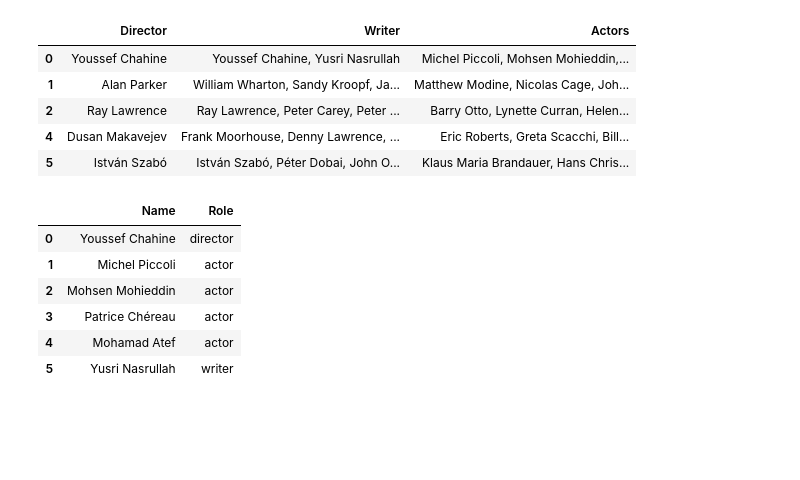
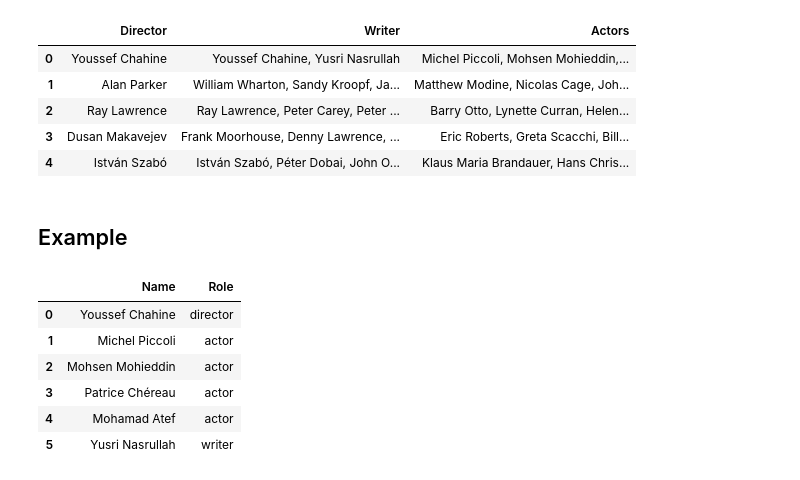
Before and after one commit to cynthia-d-yue/thesis, a Jupyter notebook: network_analysis.ipynb, the cells around one changed output. Saved outputs shown, nothing was run; the diff lists cells and outputs as text; code cells hidden in the pictures; blank space fills up the shorter version.

```diff
--- a/network_analysis.ipynb
+++ b/network_analysis.ipynb
@@ -8,14 +9,17 @@ df = pd.read_csv('./data/film_festivals.csv', keep_default_na=False)
 # %%
 df_network = df[~(df['Director'].isin(['N/A', '']) & df['Writer'].isin(['N/A', '']) & df['Actors'].isin(['N/A', '']))][['Director', 'Writer', 'Actors']]
 df_network['Writer'] = df_network['Writer'].apply(lambda row: re.sub(' \(.*?\)', '', row))
+df_network = df_network.reset_index(drop=True)
 df_network.head()
 # %% [output]
 |  | Director | Writer | Actors |
 | 0 | Youssef Chahine | Youssef Chahine, Yusri Nasrullah | Michel Piccoli, Mohsen Mohieddin,... |
 | 1 | Alan Parker | William Wharton, Sandy Kroopf, Ja... | Matthew Modine, Nicolas Cage, Joh... |
 | 2 | Ray Lawrence | Ray Lawrence, Peter Carey, Peter ... | Barry Otto, Lynette Curran, Helen... |
-| 4 | Dusan Makavejev | Frank Moorhouse, Denny Lawrence, ... | Eric Roberts, Greta Scacchi, Bill... |
-| 5 | István Szabó | István Szabó, Péter Dobai, John O... | Klaus Maria Brandauer, Hans Chris... |
+| 3 | Dusan Makavejev | Frank Moorhouse, Denny Lawrence, ... | Eric Roberts, Greta Scacchi, Bill... |
+| 4 | István Szabó | István Szabó, Péter Dobai, John O... | Klaus Maria Brandauer, Hans Chris... |
+# %% [markdown]
+## Example
 # %%
 directors = df_network.iloc[0]['Director'].split(', ')
 directors = [(director, 'director') for director in directors]
```
Also changed, not shown: parts of 14 cells of this notebook.
